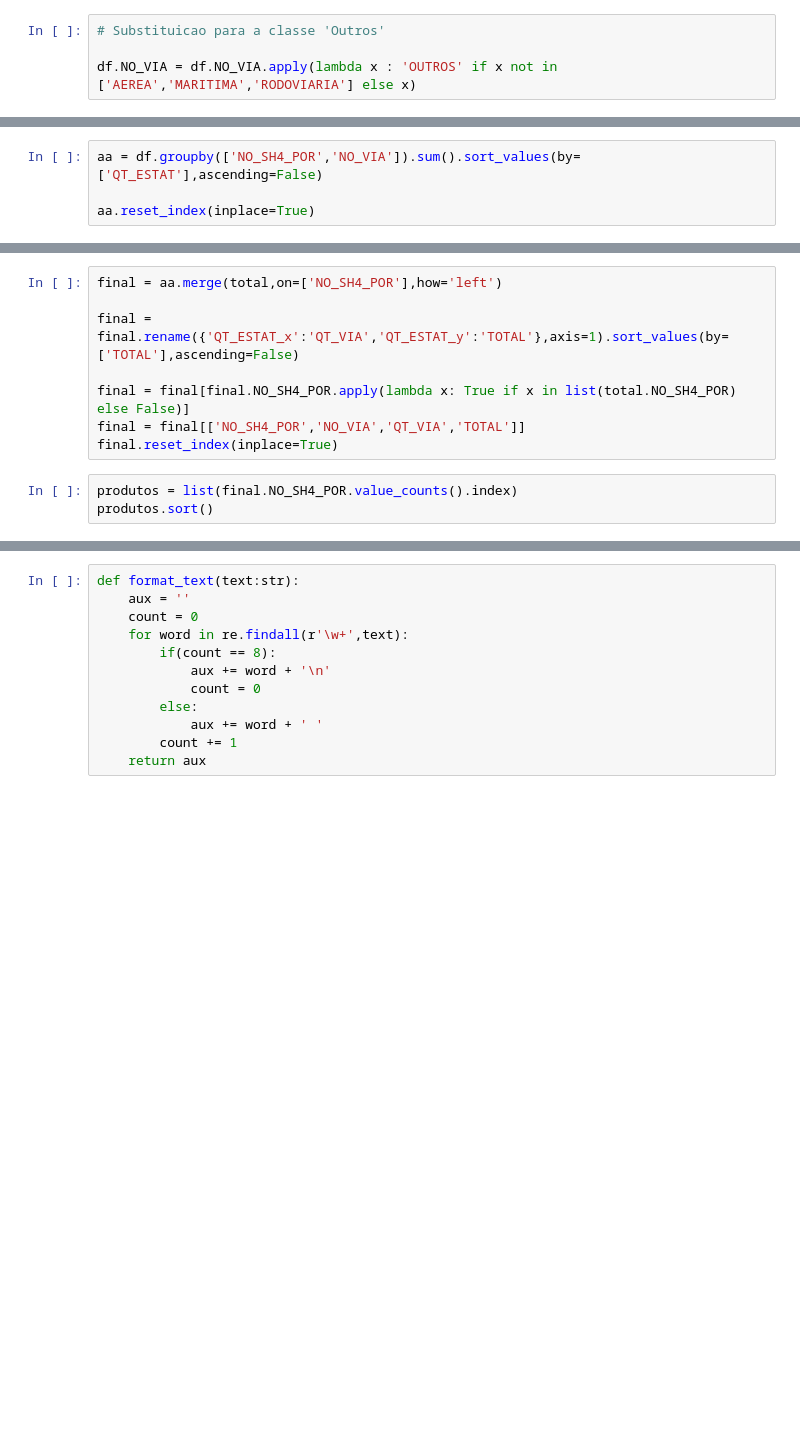
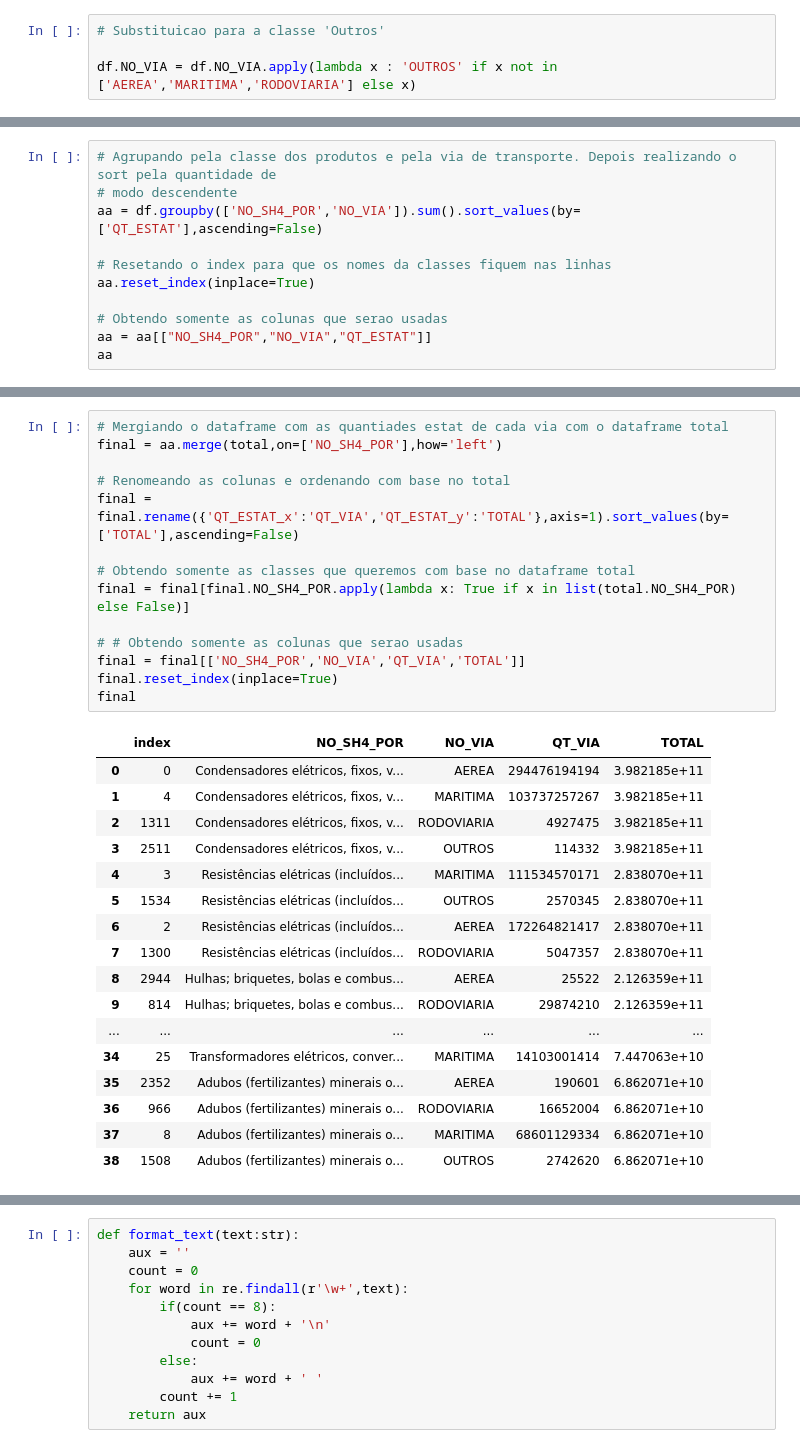
Before and after one commit to Migliorin/Comex-Data-Analysis, a Jupyter notebook: notebooks/analise_dados.ipynb, the cells around one changed output, grey strips where cells are left out. Saved outputs shown, nothing was run; the diff lists cells and outputs as text; blank space fills up the shorter version.

Commit message:
Reseparacao das classes

```diff
--- a/notebooks/analise_dados.ipynb
+++ b/notebooks/analise_dados.ipynb
@@ -423,4 +377,11 @@ total = aa.copy()
 # %%
+# Agrupando pela classe dos produtos e pela via de transporte. Depois realizando o sort pela quantidade de
+# modo descendente
 aa = df.groupby(['NO_SH4_POR','NO_VIA']).sum().sort_values(by=['QT_ESTAT'],ascending=False)
 
+# Resetando o index para que os nomes da classes fiquem nas linhas
 aa.reset_index(inplace=True)
+
+# Obtendo somente as colunas que serao usadas
+aa = aa[["NO_SH4_POR","NO_VIA","QT_ESTAT"]]
+aa
@@ -427,12 +402,33 @@ aa.reset_index(inplace=True)
 # %%
+# Mergiando o dataframe com as quantiades estat de cada via com o dataframe total
 final = aa.merge(total,on=['NO_SH4_POR'],how='left')
 
+# Renomeando as colunas e ordenando com base no total
 final = final.rename({'QT_ESTAT_x':'QT_VIA','QT_ESTAT_y':'TOTAL'},axis=1).sort_values(by=['TOTAL'],ascending=False)
 
+# Obtendo somente as classes que queremos com base no dataframe total
 final = final[final.NO_SH4_POR.apply(lambda x: True if x in list(total.NO_SH4_POR) else False)]
+
+# # Obtendo somente as colunas que serao usadas
 final = final[['NO_SH4_POR','NO_VIA','QT_VIA','TOTAL']]
 final.reset_index(inplace=True)
+final
+# %% [output]
+|  | index | NO_SH4_POR | NO_VIA | QT_VIA | TOTAL |
+| 0 | 0 | Condensadores elétricos, fixos, v... | AEREA | 294476194194 | 3.982185e+11 |
+| 1 | 4 | Condensadores elétricos, fixos, v... | MARITIMA | 103737257267 | 3.982185e+11 |
+| 2 | 1311 | Condensadores elétricos, fixos, v... | RODOVIARIA | 4927475 | 3.982185e+11 |
+| 3 | 2511 | Condensadores elétricos, fixos, v... | OUTROS | 114332 | 3.982185e+11 |
+| 4 | 3 | Resistências elétricas (incluídos... | MARITIMA | 111534570171 | 2.838070e+11 |
+| 5 | 1534 | Resistências elétricas (incluídos... | OUTROS | 2570345 | 2.838070e+11 |
+| 6 | 2 | Resistências elétricas (incluídos... | AEREA | 172264821417 | 2.838070e+11 |
+| 7 | 1300 | Resistências elétricas (incluídos... | RODOVIARIA | 5047357 | 2.838070e+11 |
+| 8 | 2944 | Hulhas; briquetes, bolas e combus... | AEREA | 25522 | 2.126359e+11 |
+| 9 | 814 | Hulhas; briquetes, bolas e combus... | RODOVIARIA | 29874210 | 2.126359e+11 |
+| ... | ... | ... | ... | ... | ... |
+| 34 | 25 | Transformadores elétricos, conver... | MARITIMA | 14103001414 | 7.447063e+10 |
+| 35 | 2352 | Adubos (fertilizantes) minerais o... | AEREA | 190601 | 6.862071e+10 |
+| 36 | 966 | Adubos (fertilizantes) minerais o... | RODOVIARIA | 16652004 | 6.862071e+10 |
+| 37 | 8 | Adubos (fertilizantes) minerais o... | MARITIMA | 68601129334 | 6.862071e+10 |
+| 38 | 1508 | Adubos (fertilizantes) minerais o... | OUTROS | 2742620 | 6.862071e+10 |
-# %%
-produtos = list(final.NO_SH4_POR.value_counts().index)
-produtos.sort()
 # %%
```
Also changed, not shown: parts of 24 cells of this notebook, 1 other file.
